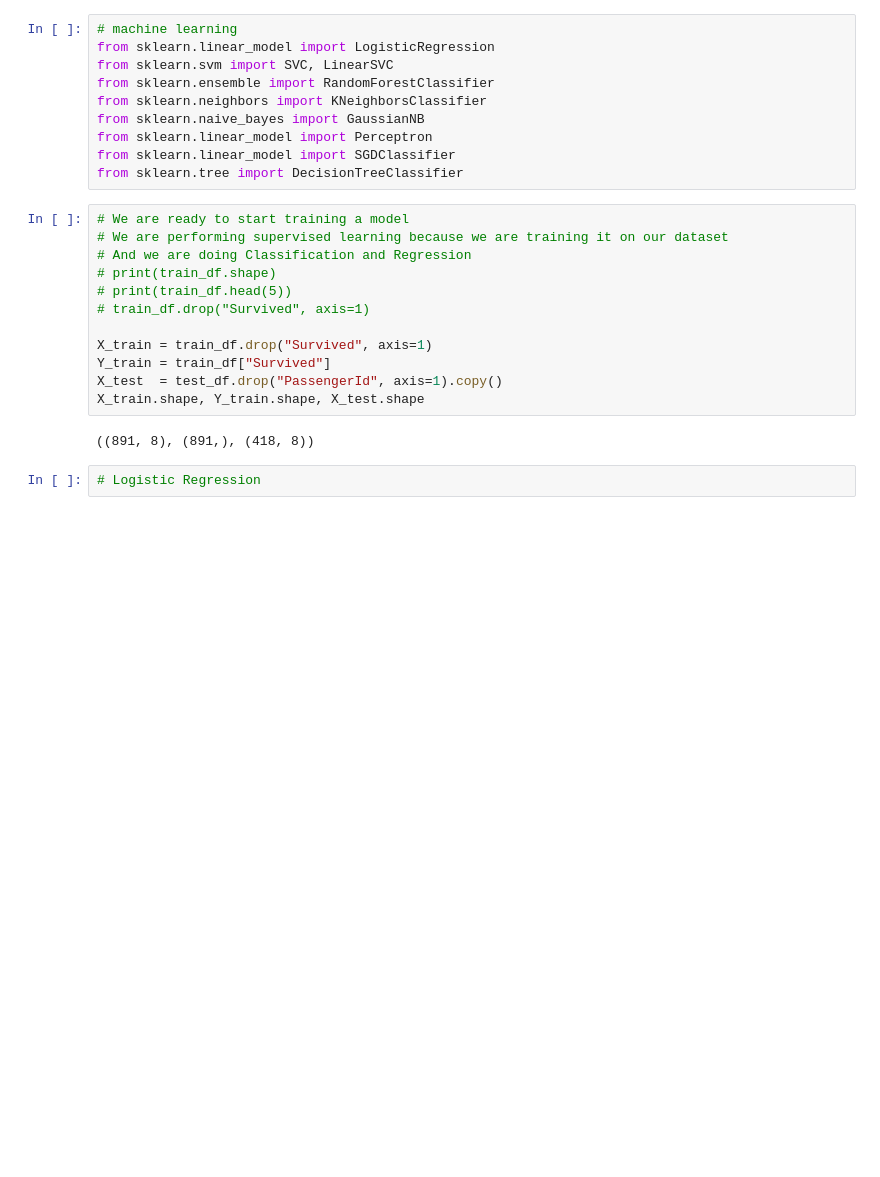
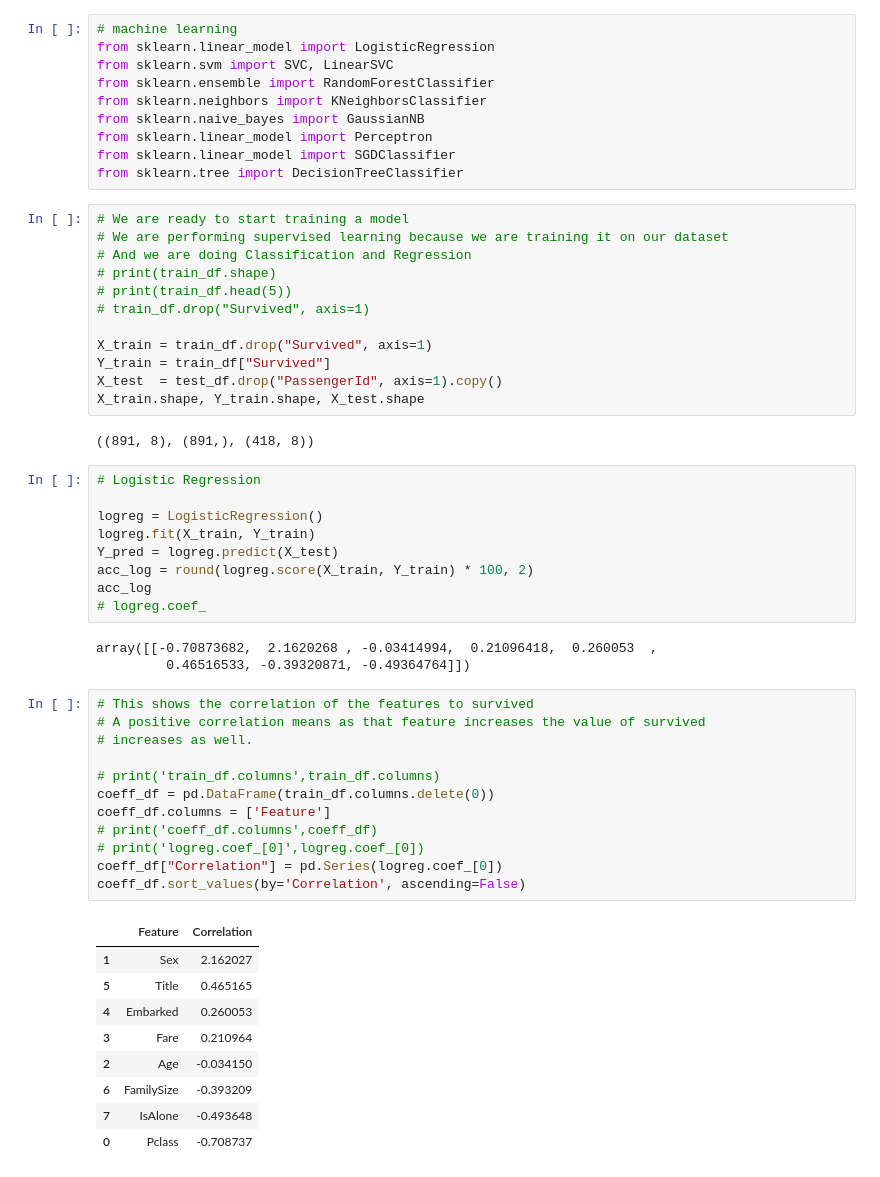
Before and after one commit to AndrewstheBuilder/DeepLearning, a Jupyter notebook: Titanic_Project/Titanic_Challenge.ipynb, the cells around one changed output. Saved outputs shown, nothing was run; the diff lists cells and outputs as text; blank space fills up the shorter version.

```diff
--- a/Titanic_Project/Titanic_Challenge.ipynb
+++ b/Titanic_Project/Titanic_Challenge.ipynb
@@ -787,5 +792,37 @@ X_test  = test_df.drop("PassengerId", axis=1).copy()
 X_train.shape, Y_train.shape, X_test.shape
 # %% [output]
 ((891, 8), (891,), (418, 8))
-# %%
-# Logistic Regression
+# %%
+# Logistic Regression
+
+logreg = LogisticRegression()
+logreg.fit(X_train, Y_train)
+Y_pred = logreg.predict(X_test)
+acc_log = round(logreg.score(X_train, Y_train) * 100, 2)
+acc_log
+# logreg.coef_
+# %% [output]
+array([[-0.70873682,  2.1620268 , -0.03414994,  0.21096418,  0.260053  ,
+         0.46516533, -0.39320871, -0.49364764]])
+# %%
+# This shows the correlation of the features to survived
+# A positive correlation means as that feature increases the value of survived
+# increases as well.
+
+# print('train_df.columns',train_df.columns)
+coeff_df = pd.DataFrame(train_df.columns.delete(0))
+coeff_df.columns = ['Feature']
+# print('coeff_df.columns',coeff_df)
+# print('logreg.coef_[0]',logreg.coef_[0])
+coeff_df["Correlation"] = pd.Series(logreg.coef_[0])
+coeff_df.sort_values(by='Correlation', ascending=False)
+# %% [output]
+|  | Feature | Correlation |
+| 1 | Sex | 2.162027 |
+| 5 | Title | 0.465165 |
+| 4 | Embarked | 0.260053 |
+| 3 | Fare | 0.210964 |
+| 2 | Age | -0.034150 |
+| 6 | FamilySize | -0.393209 |
+| 7 | IsAlone | -0.493648 |
+| 0 | Pclass | -0.708737 |
```
Also changed, not shown: parts of 6 cells of this notebook.
